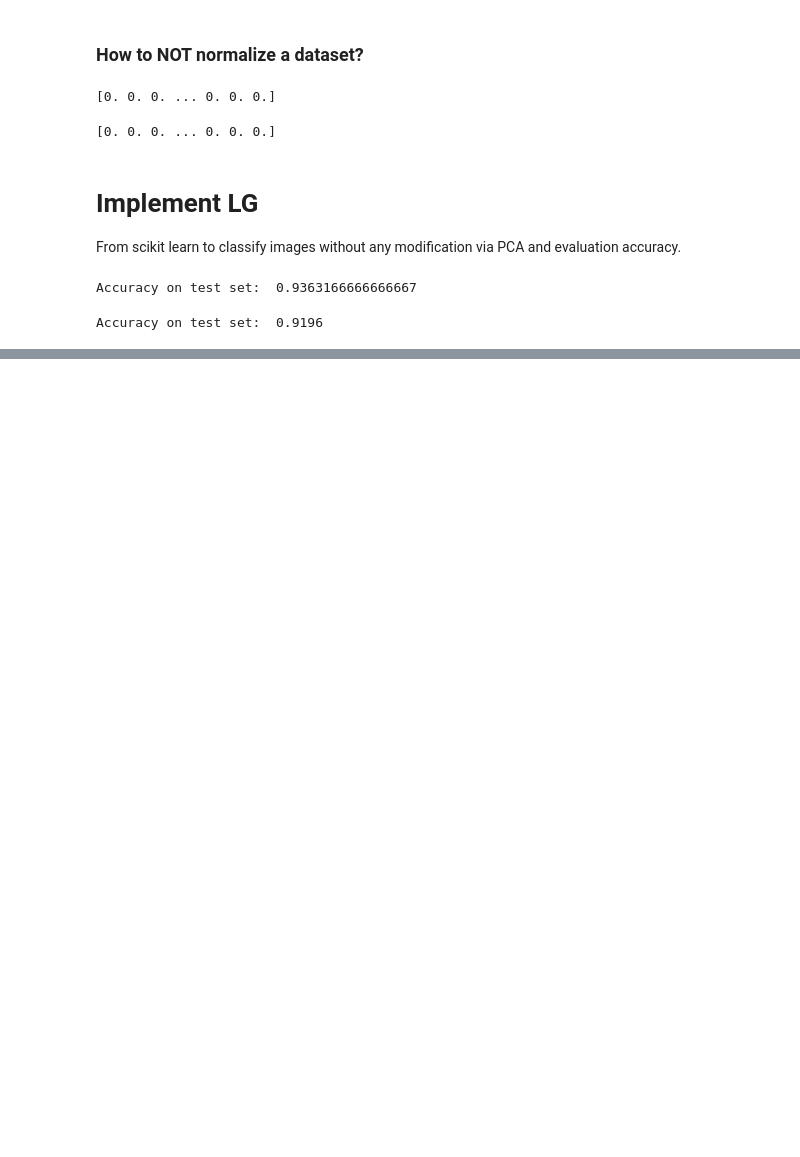
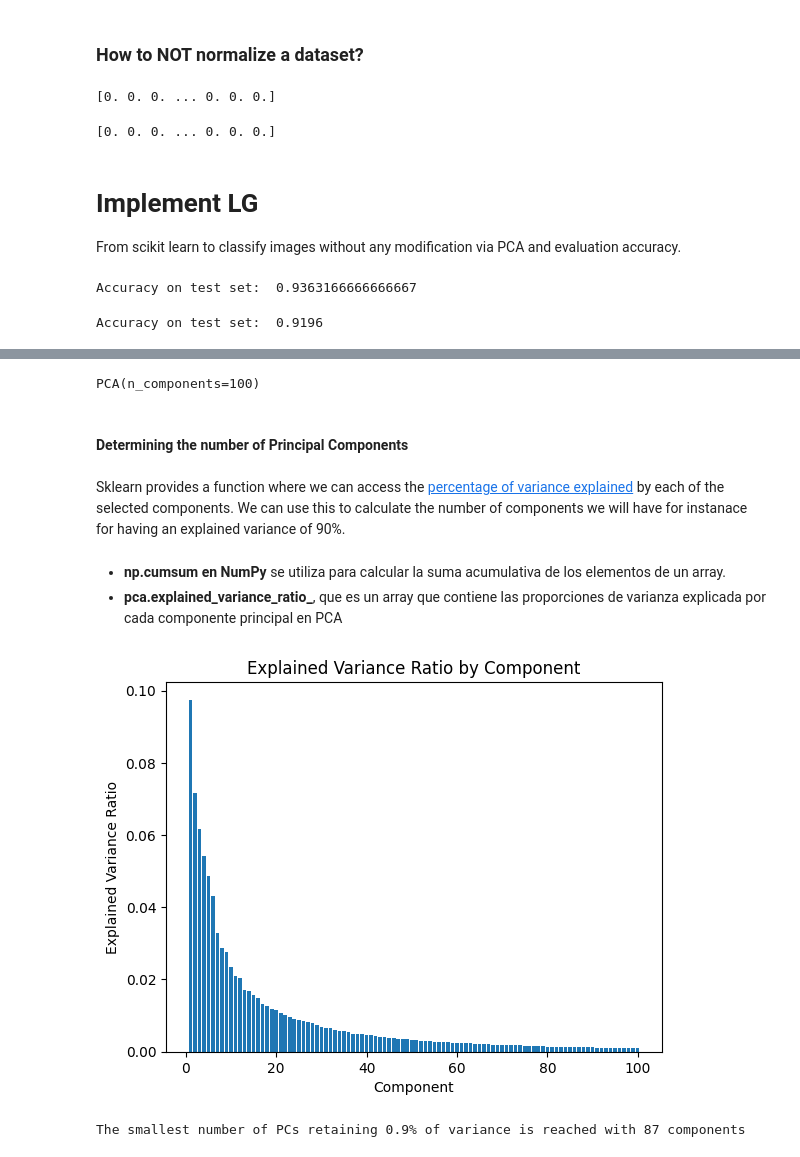
Before and after one commit to frm1789/100DaysOfPython, a Jupyter notebook: PCA_Project.ipynb, the cells around one changed output, grey strips where cells are left out. Cells and saved outputs as stored; diff of their text form; code cells hidden in the pictures; blank space fills up the shorter version.

```diff
--- a/PCA_Project.ipynb
+++ b/PCA_Project.ipynb
@@ -167,0 +179,8 @@ Time to fit: 88.34392380714417s
+# %%
+mnist = fetch_openml('mnist_784', data_home='data/', as_frame=False)
+# %%
+x_train, x_test, y_train, y_test = train_test_split(
+    mnist.data, mnist.target, train_size= 0.8, test_size=0.2, random_state=0)
+# %%
+x_train = (x_train - x_train.min())/(x_train.max() - x_train.min())
+x_test = (x_test - x_train.min())/(x_train.max() - x_train.min())
@@ -167,0 +228,12 @@ Time to fit: 88.34392380714417s
+# %%
+pca = PCA(n_components=100)
+pca.fit(x_train)
+# %% [output]
+PCA(n_components=100)
+# %% [markdown]
+#### Determining the number of Principal Components
+# %% [markdown]
+Sklearn provides a function where we can access the [percentage of variance explained](https://scikit-learn.org/stable/modules/generated/sklearn.decomposition.PCA.html) by each of the selected components. We can use this to calculate the number of components we will have for instanace for having an explained variance of 90%.
+# %% [markdown]
+-  **np.cumsum en NumPy** se utiliza para calcular la suma acumulativa de los elementos de un array.
+- **pca.explained_variance_ratio_**, que es un array que contiene las proporciones de varianza explicada por cada componente principal en PCA
@@ -167,0 +242,18 @@ Time to fit: 88.34392380714417s
+# %%
+# Create a bar plot
+n_components = len(pca.explained_variance_ratio_)
+components = np.arange(1, n_components + 1)
+plt.bar(components, pca.explained_variance_ratio_)
+plt.xlabel('Component')
+plt.ylabel('Explained Variance Ratio')
+plt.title('Explained Variance Ratio by Component')
+plt.show()
+# %% [output]
+[figure, added]
+# %%
+threshold=0.90 # set the threshold to desired amount
+r = [np.argmax(cum_sum > threshold) + 1][0] # get the number of ideal r
+PC = (cum_sum[r-1]) # get the value of the optimal PC
+print('The smallest number of PCs retaining {}% of variance is reached with {} components'.format(threshold,r))
+# %% [output]
+The smallest number of PCs retaining 0.9% of variance is reached with 87 components
```
Also changed, not shown: parts of 29 cells of this notebook.
